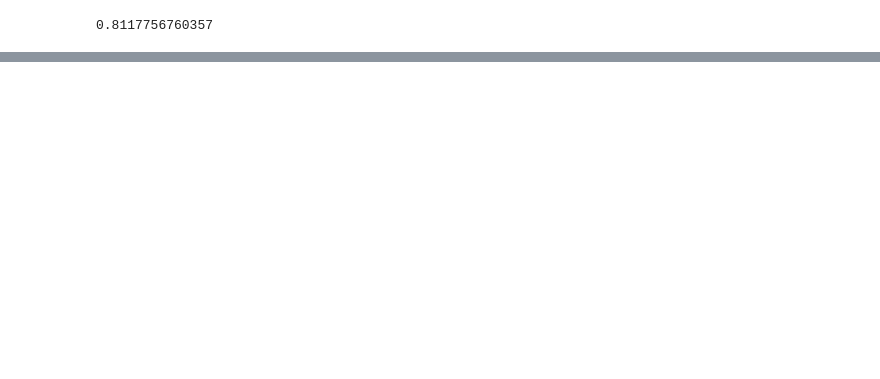
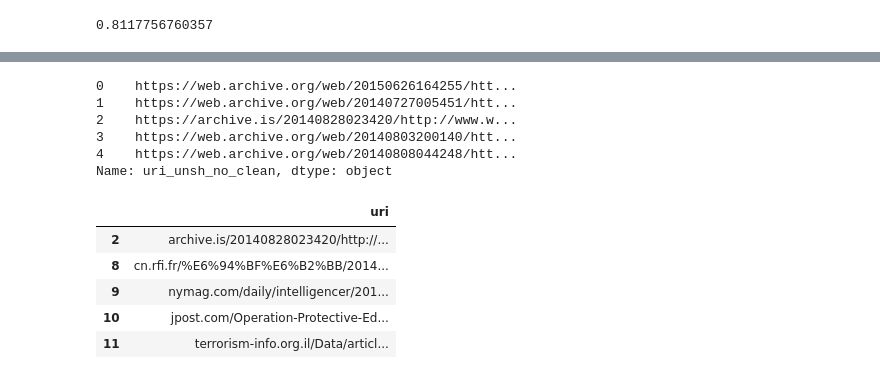
Before and after one commit to cjer/zuk, a Jupyter notebook: zuk_wayback.ipynb, the cells around one changed output, grey strips where cells are left out. Saved outputs shown, nothing was run; the diff lists cells and outputs as text; code cells hidden in the pictures; blank space fills up the shorter version.

```diff
--- a/zuk_wayback.ipynb
+++ b/zuk_wayback.ipynb
@@ -160,0 +177,20 @@ wb_exp.dropna().shape[0] / wb_exp.shape[0]
+# %%
+df.uri_unsh_no_clean.head()
+# %% [output]
+0    https://web.archive.org/web/20150626164255/htt...
+1    https://web.archive.org/web/20140727005451/htt...
+2    https://archive.is/20140828023420/http://www.w...
+3    https://web.archive.org/web/20140803200140/htt...
+4    https://web.archive.org/web/20140808044248/htt...
+Name: uri_unsh_no_clean, dtype: object
+# %%
+unique_uris = pd.concat([df.uri_cln, df.uri_cln_unshrtn]).drop_duplicates()
+unique_uris = unique_uris[~(unique_uris.str.contains('archive.org').fillna(False))].to_frame().rename(columns={0: 'uri'})
+unique_uris.head()
+# %% [output]
+|  | uri |
+| 2 | archive.is/20140828023420/http://... |
+| 8 | cn.rfi.fr/%E6%94%BF%E6%B2%BB/2014... |
+| 9 | nymag.com/daily/intelligencer/201... |
+| 10 | jpost.com/Operation-Protective-Ed... |
+| 11 | terrorism-info.org.il/Data/articl... |
```
Also changed, not shown: parts of 57 cells of this notebook, 3 other files.
